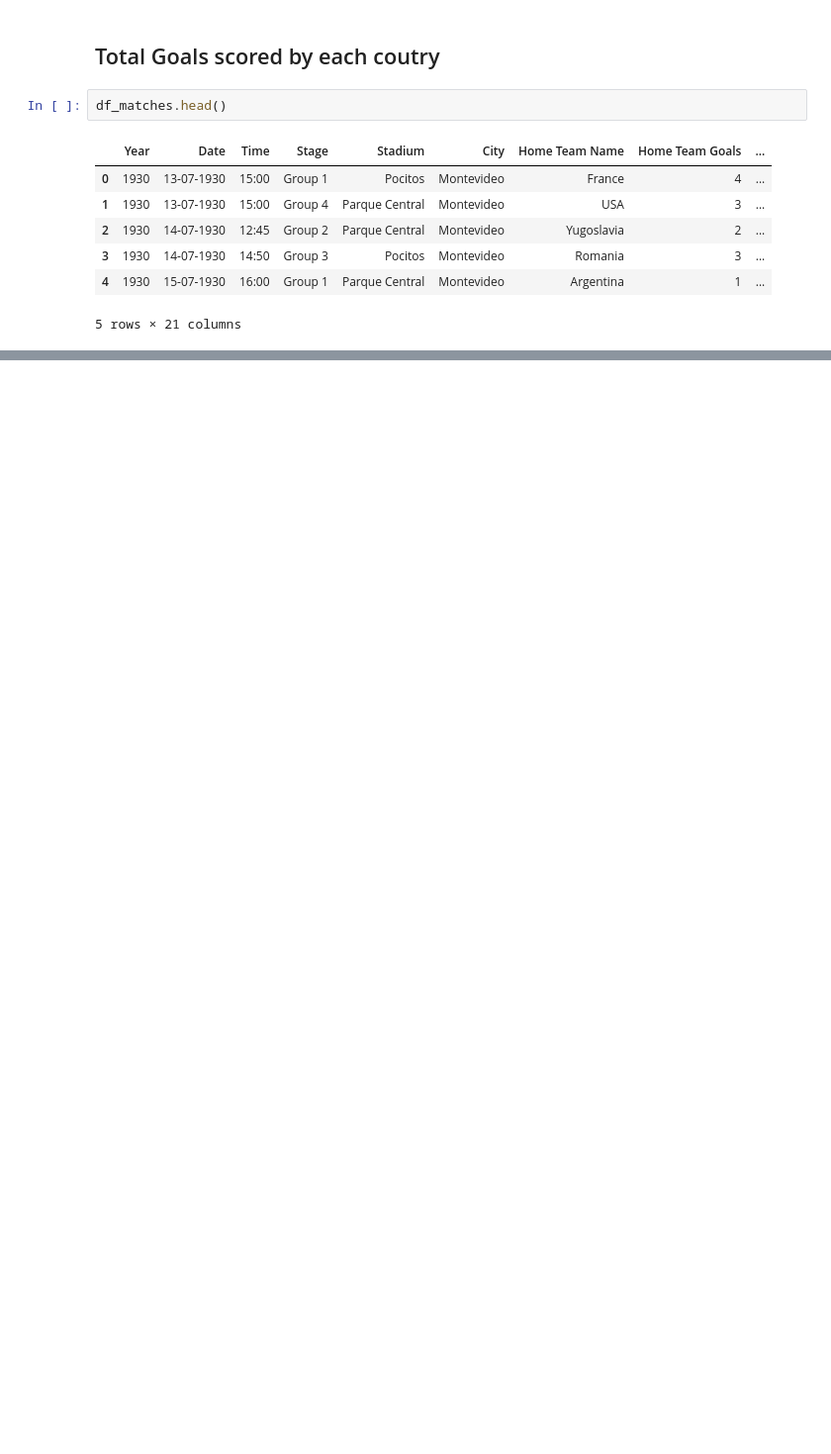
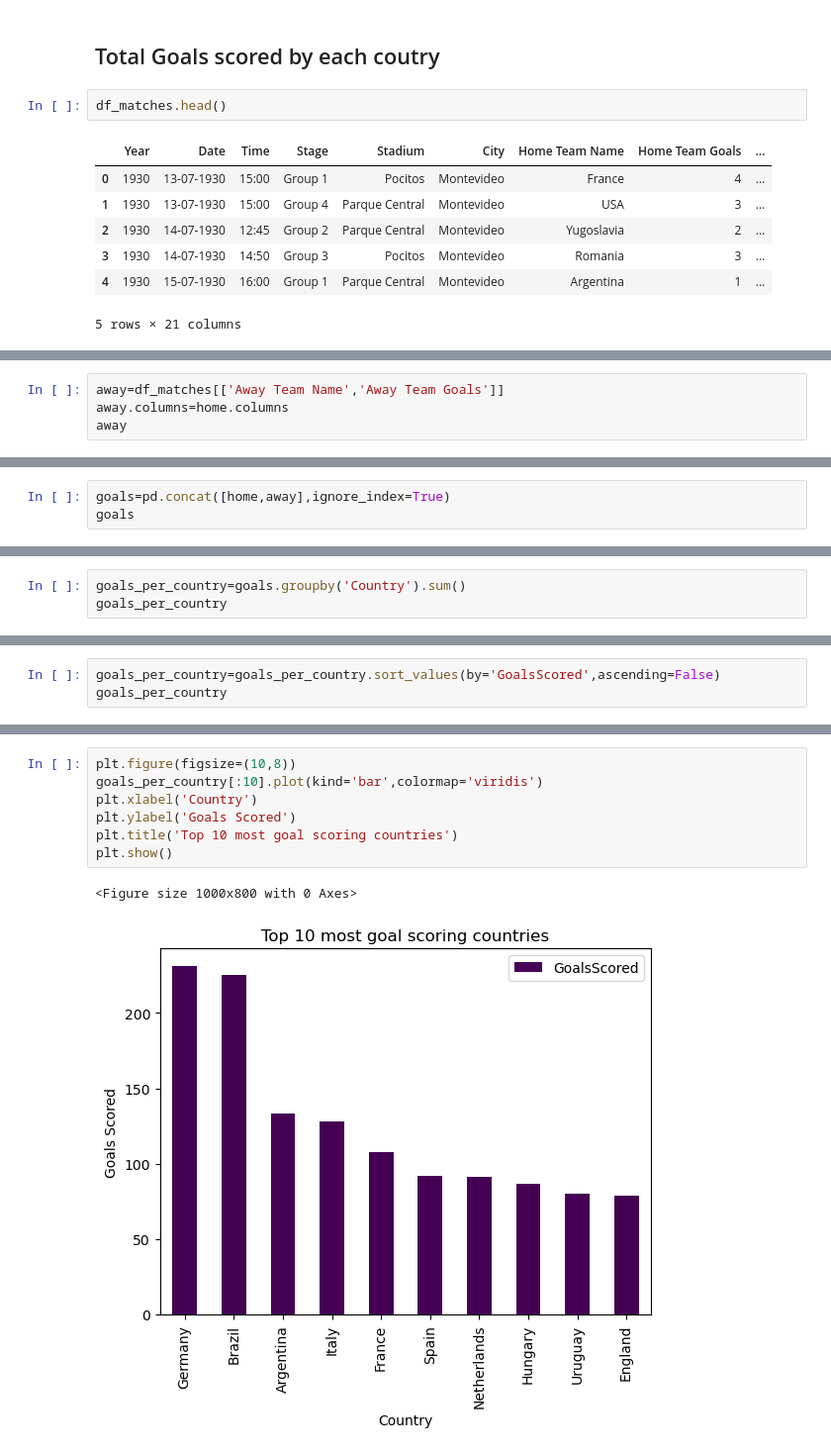
Before and after one commit to Adroit10/FIFA-World-Cup-Analysis, a Jupyter notebook: EDA.ipynb, the cells around one changed output, grey strips where cells are left out. Shown at 99% size. Saved outputs shown, nothing was run; the diff lists cells and outputs as text; blank space fills up the shorter version.

Commit message:
visualization

```diff
--- a/EDA.ipynb
+++ b/EDA.ipynb
@@ -309,3 +311,7 @@ df_matches[['Home Team Name','Home Team Goals']]
 | 850 | Brazil | 0 |
 | 851 | Germany | 1 |
 850 rows × 2 columns
+# %%
+away=df_matches[['Away Team Name','Away Team Goals']]
+away.columns=home.columns
+away
@@ -311,0 +332,3 @@ df_matches[['Home Team Name','Home Team Goals']]
+# %%
+goals=pd.concat([home,away],ignore_index=True)
+goals
@@ -311,0 +349,3 @@ df_matches[['Home Team Name','Home Team Goals']]
+# %%
+goals_per_country=goals.groupby('Country').sum()
+goals_per_country
@@ -311,0 +367,3 @@ df_matches[['Home Team Name','Home Team Goals']]
+# %%
+goals_per_country=goals_per_country.sort_values(by='GoalsScored',ascending=False)
+goals_per_country
@@ -311,0 +385,10 @@ df_matches[['Home Team Name','Home Team Goals']]
+# %%
+plt.figure(figsize=(10,8))
+goals_per_country[:10].plot(kind='bar',colormap='viridis')
+plt.xlabel('Country')
+plt.ylabel('Goals Scored')
+plt.title('Top 10 most goal scoring countries')
+plt.show()
+# %% [output]
+<Figure size 1000x800 with 0 Axes>
+[figure, added]
```
Also changed, not shown: parts of 14 cells of this notebook, 1 other file.
